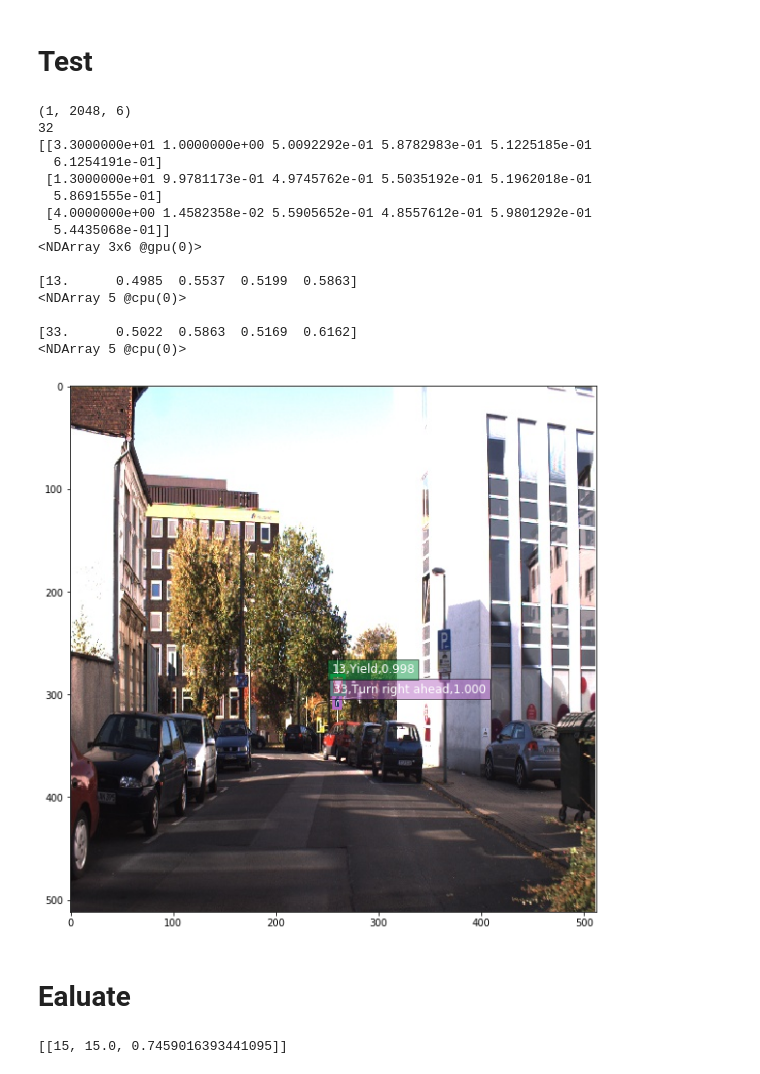
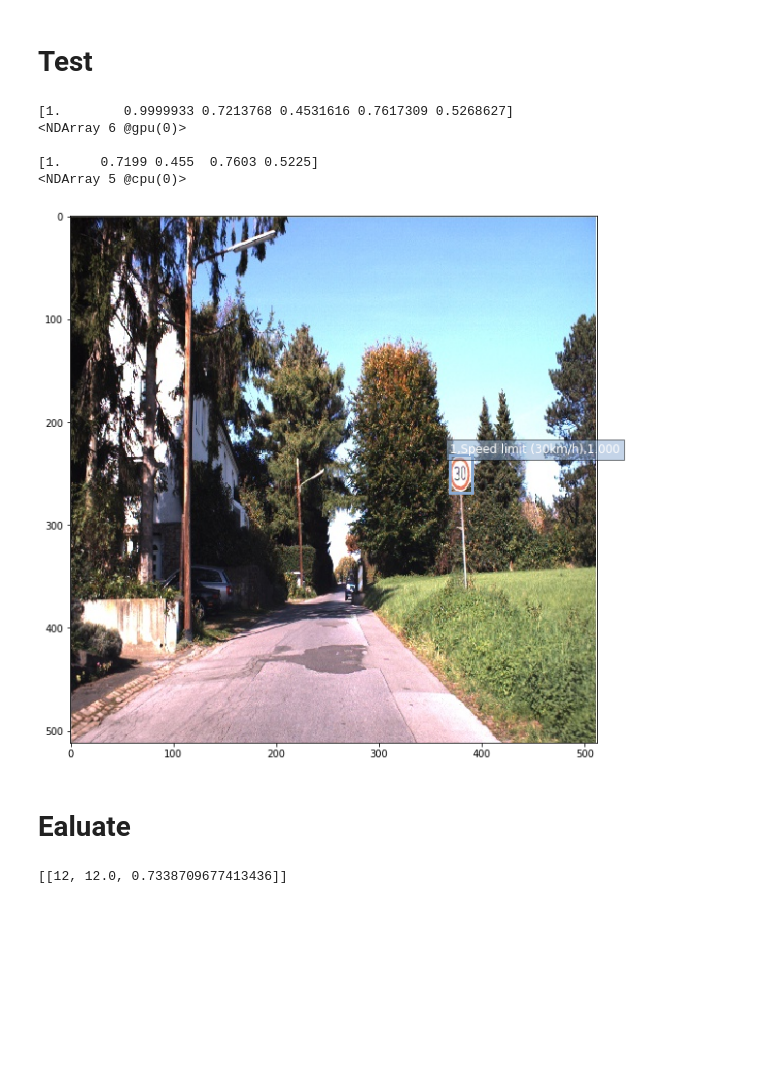
Before and after one commit to liferlisiqi/Traffic-Sign-Detection, a Jupyter notebook: YOLO.ipynb, the cells around one changed output. Cells and saved outputs as stored; diff of their text form; code cells hidden in the pictures; blank space fills up the shorter version.

```diff
--- a/YOLO.ipynb
+++ b/YOLO.ipynb
@@ -296,8 +292,8 @@ def get_net(archor_scales):
     net.add(predictor)
     return net
 
-START_EPOCH = 100
-END_EPOCH = 120
+START_EPOCH = 300
+END_EPOCH = 400
 # anchor scales, try adjust it yourself
 scales = [[3.3004, 3.59034],[9.84923, 8.23783]]
 net = get_net(scales)
@@ -305,7 +301,7 @@ ctx = gpu(0)
 net.load_params('params/yolo2_%d.params'%START_EPOCH)
 net.collect_params().reset_ctx(ctx)
 trainer = gluon.Trainer(net.collect_params(),
-                        'sgd', {'learning_rate': 5e-3, 'wd': 5e-4})
+                        'sgd', {'learning_rate': 7e-4, 'wd': 5e-4})
 # %%
 %%time
 import time
@@ -419,7 +415,7 @@ def load_net():
     predictor = YOLO2Output(NUM_CLASS, scales)
     predictor.initialize(ctx=gpu(0))
     net.add(predictor)
-    net.load_params('params/yolo2_100.params')
+    net.load_params('params/yolo2_300.params')
     return net
 
 def predict(net, x):
@@ -439,49 +435,41 @@ def display(img, out, thresh=0.5):
         score = det[1]
         if score < thresh:
             continue
         if cid not in pens:
             pens[cid] = (random.random(), random.random(), random.random())
         scales = [img.shape[1], img.shape[0]] * 2
         xmin, ymin, xmax, ymax = [int(p * s) for p, s in zip(det[2:6].clip(0,1).tolist(), scales)]
         rect = plt.Rectangle((xmin, ymin), xmax - xmin, ymax - ymin, fill=False,
                              edgecolor=pens[cid], linewidth=3)
         plt.gca().add_patch(rect)
         text = signnames[cid]
         plt.gca().text(xmin, ymin-2, '{:d},{:s},{:.3f}'.format(cid, text, score),
                        bbox=dict(facecolor=pens[cid], alpha=0.5),
                        fontsize=12, color='white')
     plt.show()
 
 index = random.randint(0, len(test_gt))
 image = cv2.imread('dataset/512-test/'+ str(index).zfill(5) +'.jpg')
 x = preprocess(image)
 # print(x)
 net = load_net()
 out = predict(net, x.as_in_context(ctx))
-print(out.shape)
-print(index, out[0][0:3])
+
+for pred in out[0]:
+    if pred[1] > 0.5:
+        print(pred)
 
 for label in labels[index]:
     if(label[0] >= 0):
         print(label)
 display(image[:, :, (2, 1, 0)], out[0].asnumpy(), thresh=0.5)
 # %% [output]
-(1, 2048, 6)
-32
-[[3.3000000e+01 1.0000000e+00 5.0092292e-01 5.8782983e-01 5.1225185e-01
-  6.1254191e-01]
- [1.3000000e+01 9.9781173e-01 4.9745762e-01 5.5035192e-01 5.1962018e-01
-  5.8691555e-01]
- [4.0000000e+00 1.4582358e-02 5.5905652e-01 4.8557612e-01 5.9801292e-01
-  5.4435068e-01]]
-<NDArray 3x6 @gpu(0)>
+[1.        0.9999933 0.7213768 0.4531616 0.7617309 0.5268627]
+<NDArray 6 @gpu(0)>
 
-[13.      0.4985  0.5537  0.5199  0.5863]
+[1.     0.7199 0.455  0.7603 0.5225]
 <NDArray 5 @cpu(0)>
-
-[33.      0.5022  0.5863  0.5169  0.6162]
-<NDArray 5 @cpu(0)>
-[figure, old version]
+[figure, new version]
 # %% [markdown]
 # Ealuate
 # %%
@@ -518,7 +506,9 @@ def cal_iou(pre_list, gt_list):
 
             u_area = pic[pic==1].size
             i_area = pic[pic==2].size
-            iou_list.append([gt[0], pre[0], i_area / (u_area + i_area + 1e-10)])
+            iou = i_area / (u_area + i_area + 1e-10)
+            if iou > 0.5:
+                iou_list.append([gt[0], pre[0], iou])
     return iou_list
 
 index = random.randint(0, len(test_gt))
@@ -529,7 +519,7 @@ pred = get_predict(out[0].asnumpy(), 0.5)
 iou = cal_iou(pred, test_gt[index])
 print(iou)
 # %% [output]
-[[15, 15.0, 0.7459016393441095]]
+[[12, 12.0, 0.7338709677413436]]
 # %%
 def get_predict_list():
     predict_list = np.zeros((50, 2048, 6), dtype=np.float16)
```
Also changed, not shown: parts of 4 cells of this notebook.
